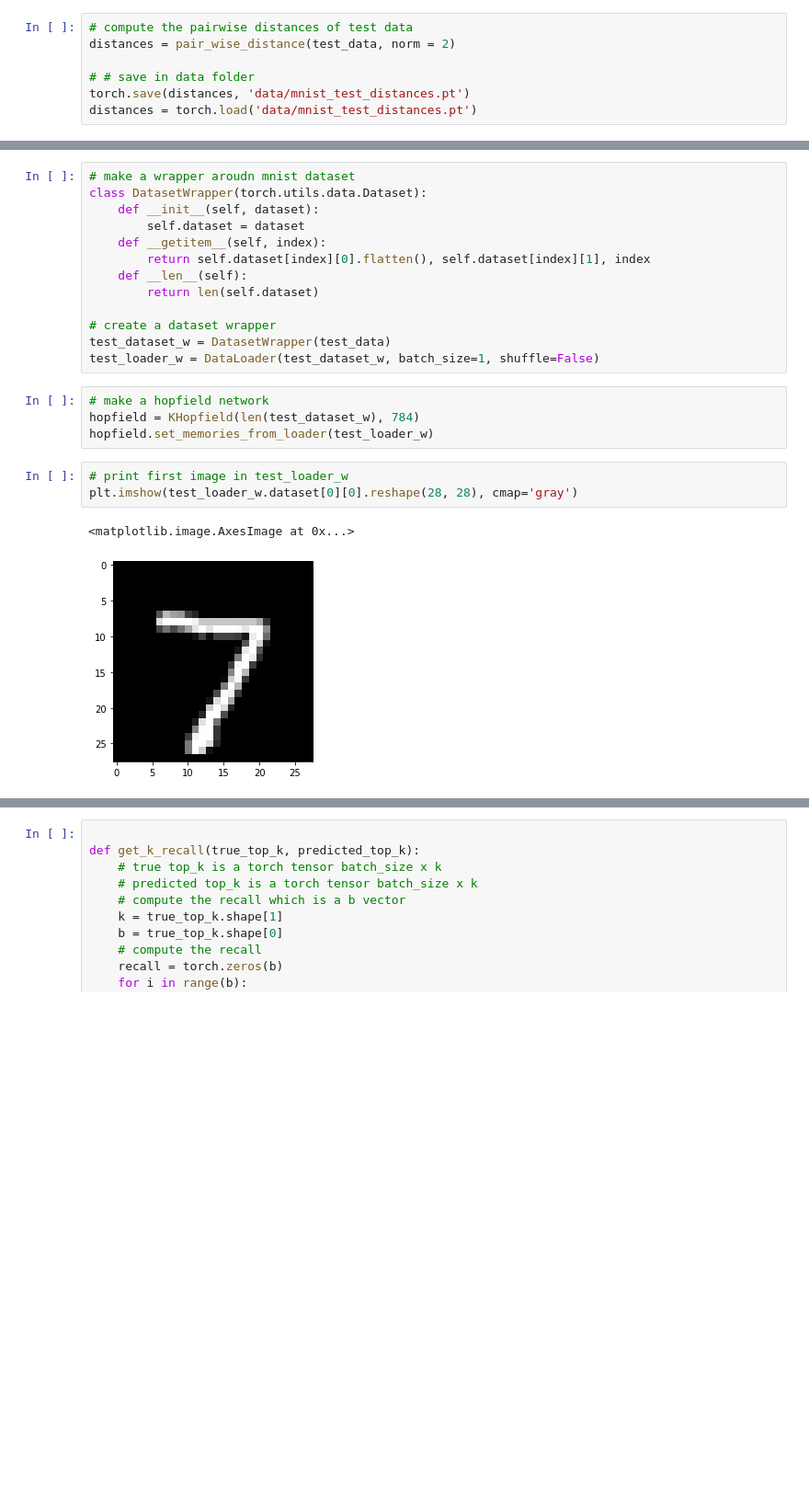
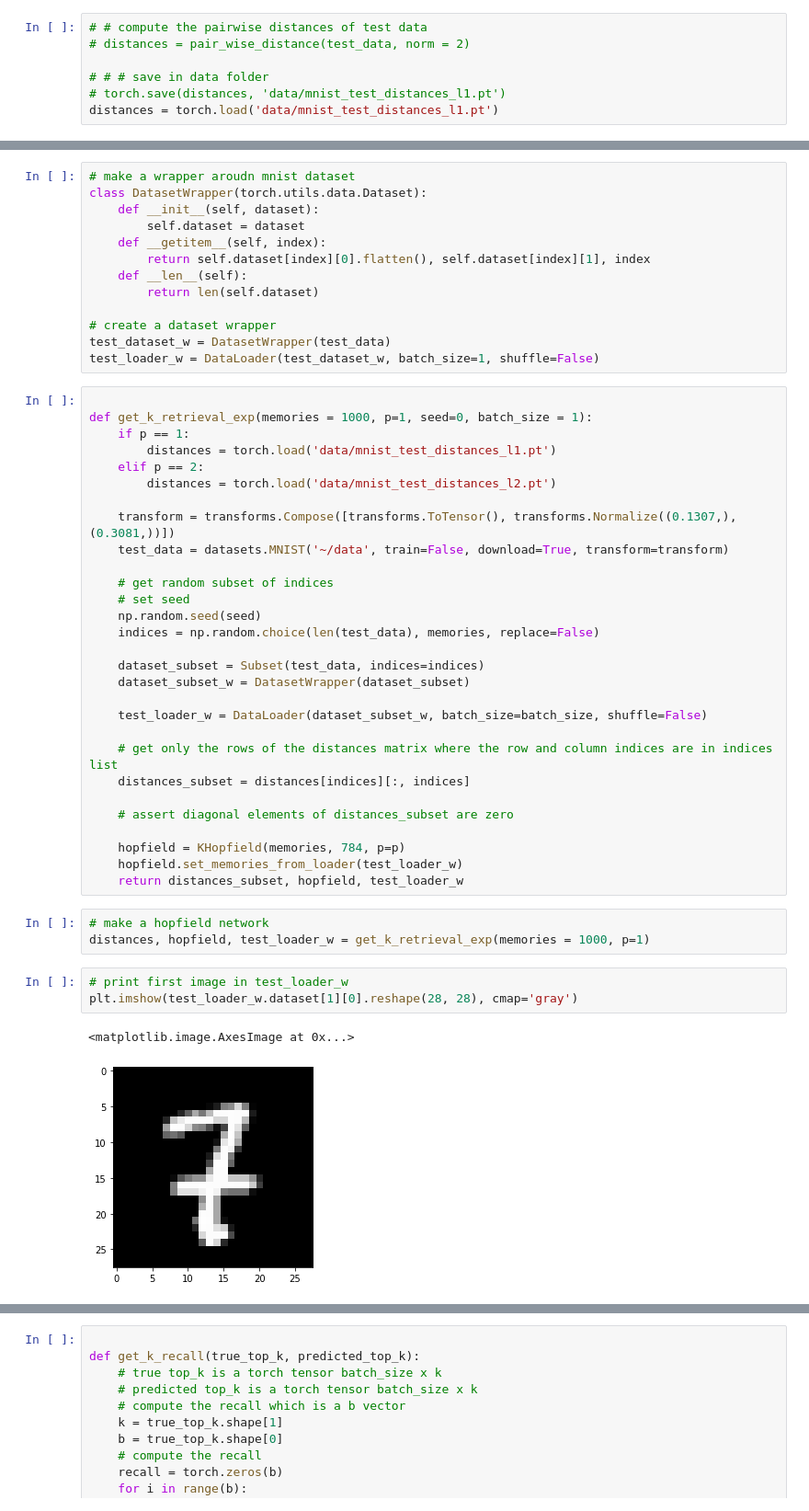
Before and after one commit to seanjaffe1/khopfield, a Jupyter notebook: document_retireval.ipynb, the cells around one changed output, grey strips where cells are left out. Shown at 92% size. Drawn from its saved outputs; the diff is of its cells as text; blank space fills up the shorter version.

Commit message:
added retrieval

```diff
--- a/document_retireval.ipynb
+++ b/document_retireval.ipynb
@@ -57,9 +67,9 @@ def pair_wise_distance(dataset, norm = 2):
             distances[i*batch_size:(i+1)*batch_size, j*batch_size:(j+1)*batch_size] = dists
     return distances
 # %%
-# compute the pairwise distances of test data
-distances = pair_wise_distance(test_data, norm = 2)
+# # compute the pairwise distances of test data
+# distances = pair_wise_distance(test_data, norm = 2)
 
-# # save in data folder
-torch.save(distances, 'data/mnist_test_distances.pt')
-distances = torch.load('data/mnist_test_distances.pt')
+# # # save in data folder
+# torch.save(distances, 'data/mnist_test_distances_l1.pt')
+distances = torch.load('data/mnist_test_distances_l1.pt')
@@ -81,15 +86,43 @@ class DatasetWrapper(torch.utils.data.Dataset):
 # create a dataset wrapper
 test_dataset_w = DatasetWrapper(test_data)
 test_loader_w = DataLoader(test_dataset_w, batch_size=1, shuffle=False)
+# %%
+
+def get_k_retrieval_exp(memories = 1000, p=1, seed=0, batch_size = 1):
+    if p == 1:
+        distances = torch.load('data/mnist_test_distances_l1.pt')
+    elif p == 2:
+        distances = torch.load('data/mnist_test_distances_l2.pt')
+
+    transform = transforms.Compose([transforms.ToTensor(), transforms.Normalize((0.1307,), (0.3081,))])
+    test_data = datasets.MNIST('~/data', train=False, download=True, transform=transform)
+
+    # get random subset of indices
+    # set seed
+    np.random.seed(seed)
+    indices = np.random.choice(len(test_data), memories, replace=False)
+
+    dataset_subset = Subset(test_data, indices=indices)
+    dataset_subset_w = DatasetWrapper(dataset_subset)
+
+    test_loader_w = DataLoader(dataset_subset_w, batch_size=batch_size, shuffle=False)
+
+    # get only the rows of the distances matrix where the row and column indices are in indices list
+    distances_subset = distances[indices][:, indices]
+
+    # assert diagonal elements of distances_subset are zero
+
+    hopfield = KHopfield(memories, 784, p=p)
+    hopfield.set_memories_from_loader(test_loader_w)
+    return distances_subset, hopfield, test_loader_w
 # %%
 # make a hopfield network
-hopfield = KHopfield(len(test_dataset_w), 784)
-hopfield.set_memories_from_loader(test_loader_w)
+distances, hopfield, test_loader_w = get_k_retrieval_exp(memories = 1000, p=1)
 # %%
 # print first image in test_loader_w
-plt.imshow(test_loader_w.dataset[0][0].reshape(28, 28), cmap='gray')
+plt.imshow(test_loader_w.dataset[1][0].reshape(28, 28), cmap='gray')
 # %% [output]
 <matplotlib.image.AxesImage at 0x...>
-[figure, old version]
+[figure, new version]
 # %%
 # print first image in memory
```
Also changed, not shown: parts of 22 cells of this notebook, 1 other file.
